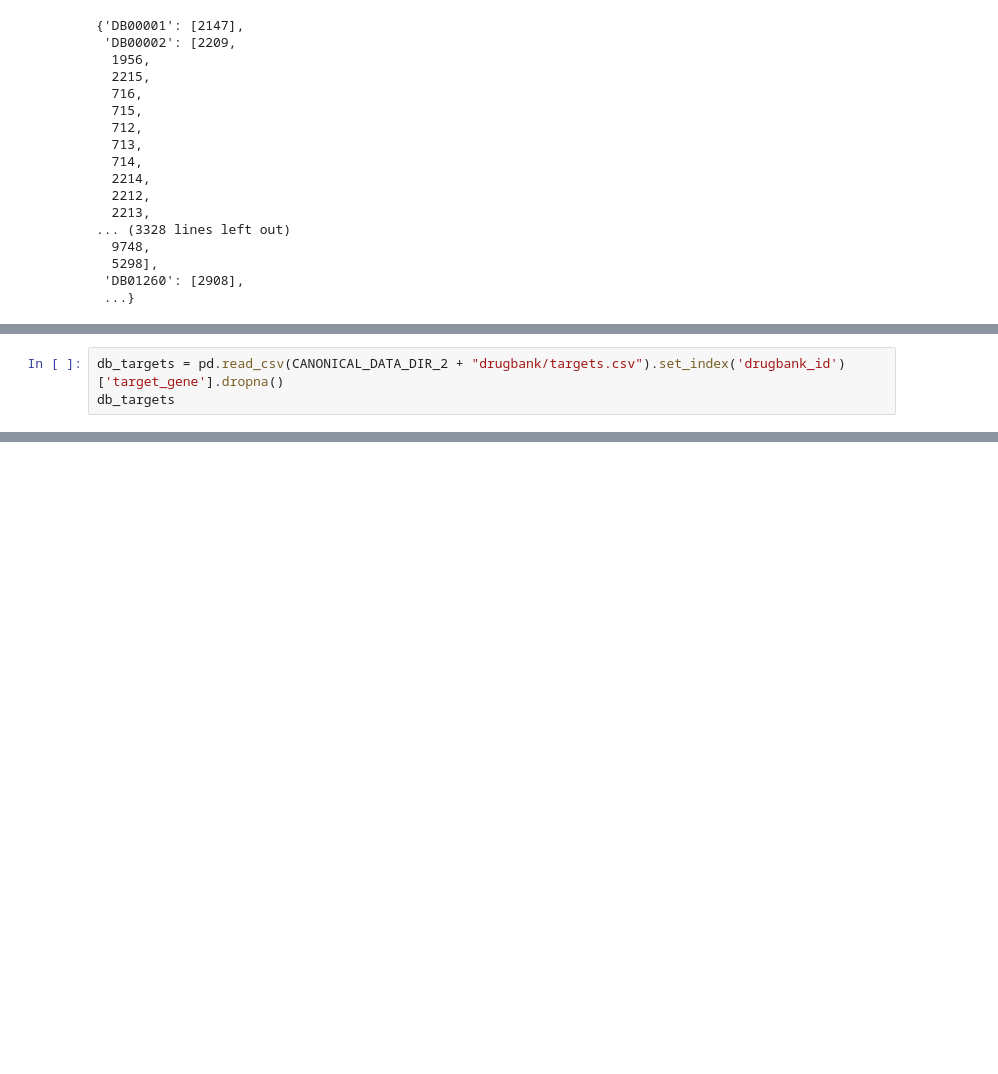
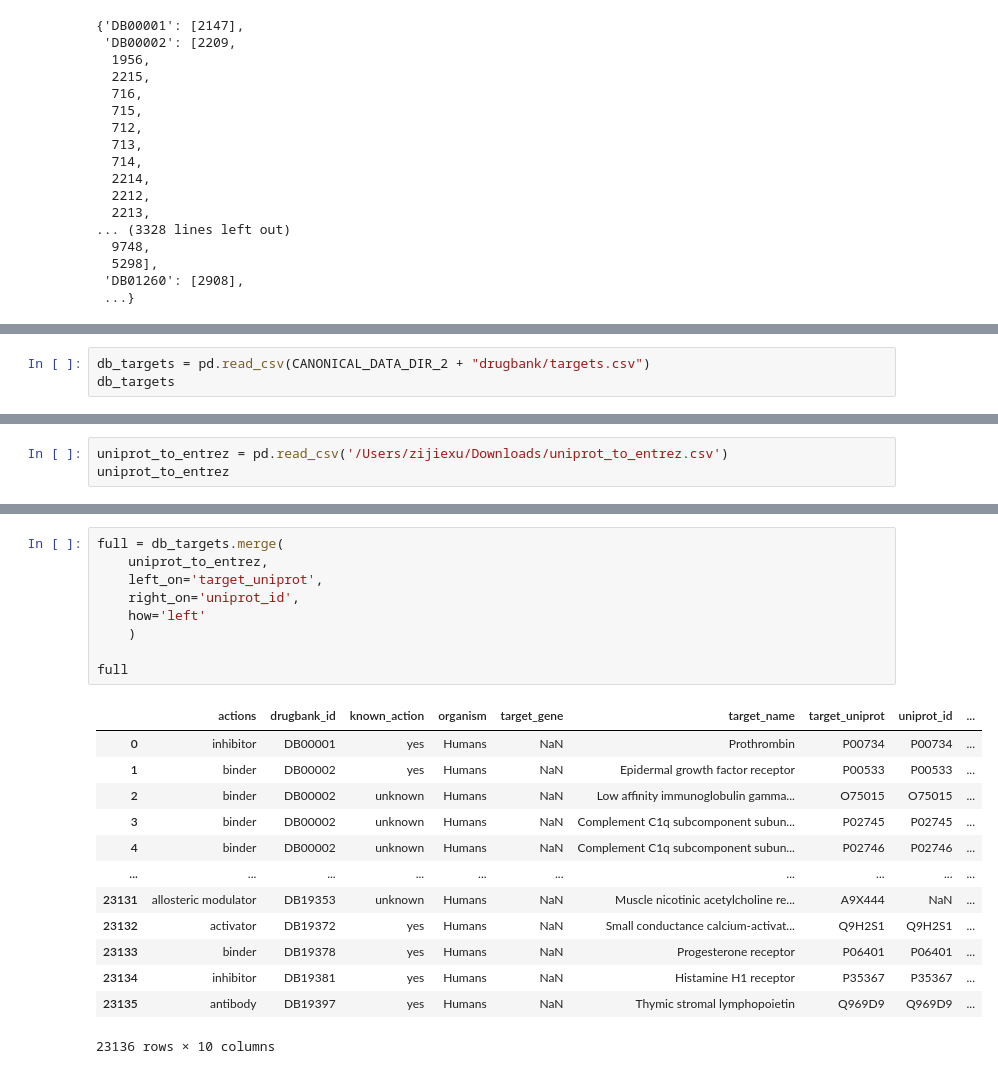
Before and after one commit to xuz24/MD-syn-GEMS, a Jupyter notebook: notebook.ipynb, the cells around one changed output, grey strips where cells are left out. Cells and saved outputs as stored; diff of their text form; blank space fills up the shorter version.

```diff
--- a/notebook.ipynb
+++ b/notebook.ipynb
@@ -1419,6 +1430,6 @@ DB08597: [90, 2280, 658, 3932, 7525, 652, 6714, 2321, 1969, 3791, 2322, 657, 94,
 matching: 566
 missing:  526
 # %%
-db_targets = pd.read_csv(CANONICAL_DATA_DIR_2 + "drugbank/targets.csv").set_index('drugbank_id')['target_gene'].dropna()
+db_targets = pd.read_csv(CANONICAL_DATA_DIR_2 + "drugbank/targets.csv")
 db_targets
 # %% [output]
@@ -1425,0 +1449,3 @@ Series([], Name: target_gene, dtype: float64)
+# %%
+uniprot_to_entrez = pd.read_csv('/Users/zijiexu/Downloads/uniprot_to_entrez.csv')
+uniprot_to_entrez
@@ -1425,0 +1466,23 @@ Series([], Name: target_gene, dtype: float64)
+# %%
+full = db_targets.merge(
+    uniprot_to_entrez,
+    left_on='target_uniprot',
+    right_on='uniprot_id',
+    how='left'
+    )
+
+full
+# %% [output]
+|  | actions | drugbank_id | known_action | organism | target_gene | target_name | target_uniprot | uniprot_id | ... |
+| 0 | inhibitor | DB00001 | yes | Humans | NaN | Prothrombin | P00734 | P00734 | ... |
+| 1 | binder | DB00002 | yes | Humans | NaN | Epidermal growth factor receptor | P00533 | P00533 | ... |
+| 2 | binder | DB00002 | unknown | Humans | NaN | Low affinity immunoglobulin gamma... | O75015 | O75015 | ... |
+| 3 | binder | DB00002 | unknown | Humans | NaN | Complement C1q subcomponent subun... | P02745 | P02745 | ... |
+| 4 | binder | DB00002 | unknown | Humans | NaN | Complement C1q subcomponent subun... | P02746 | P02746 | ... |
+| ... | ... | ... | ... | ... | ... | ... | ... | ... | ... |
+| 23131 | allosteric modulator | DB19353 | unknown | Humans | NaN | Muscle nicotinic acetylcholine re... | A9X444 | NaN | ... |
+| 23132 | activator | DB19372 | yes | Humans | NaN | Small conductance calcium-activat... | Q9H2S1 | Q9H2S1 | ... |
+| 23133 | binder | DB19378 | yes | Humans | NaN | Progesterone receptor | P06401 | P06401 | ... |
+| 23134 | inhibitor | DB19381 | yes | Humans | NaN | Histamine H1 receptor | P35367 | P35367 | ... |
+| 23135 | antibody | DB19397 | yes | Humans | NaN | Thymic stromal lymphopoietin | Q969D9 | Q969D9 | ... |
+23136 rows × 10 columns
```
Also changed, not shown: parts of 10 cells of this notebook.
